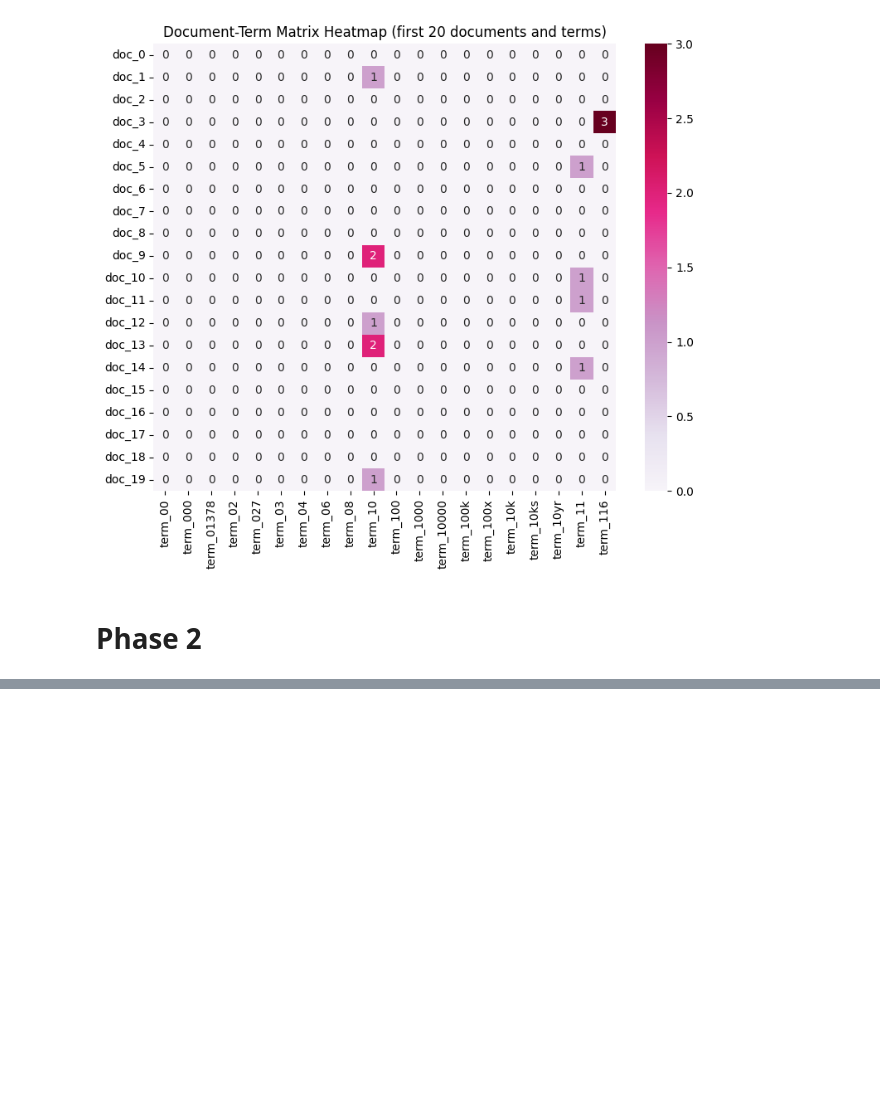
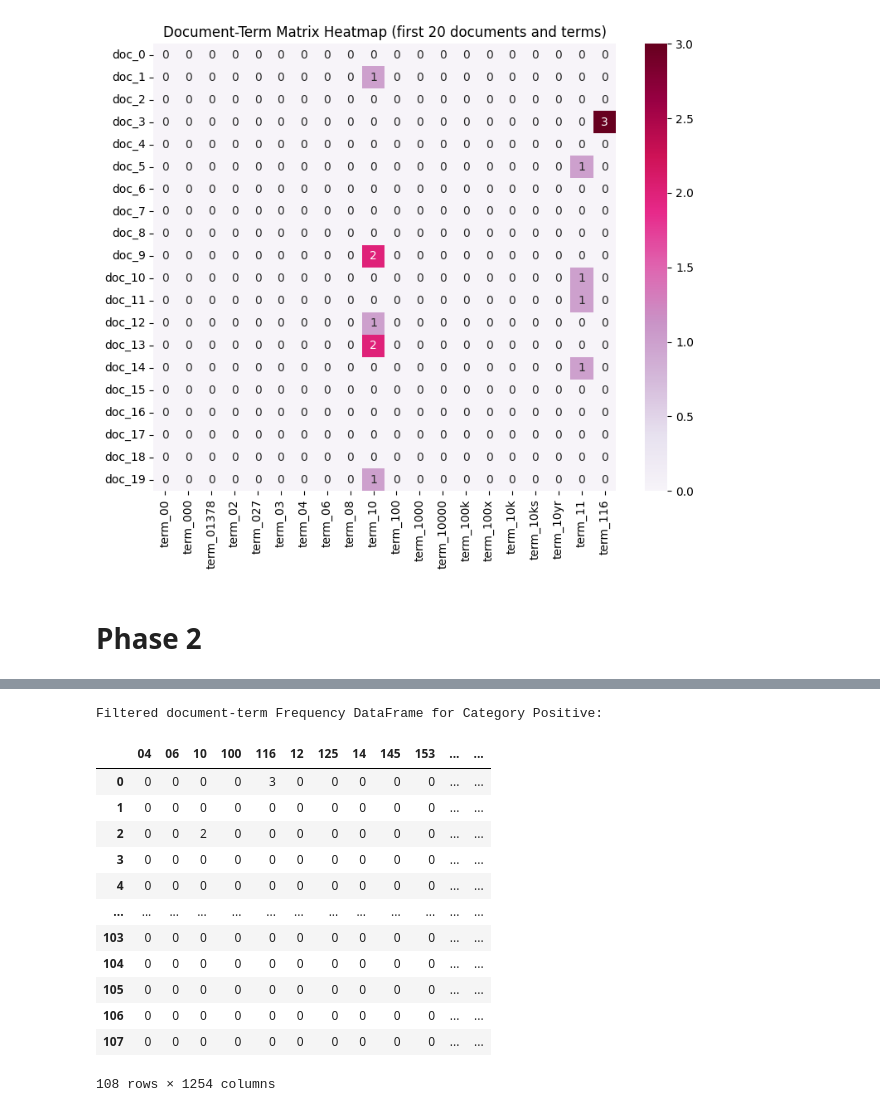
Before and after one commit to Thewo-6/DM2025-Lab1-Exercise, a Jupyter notebook: DM2025-Lab1-Homework.ipynb, the cells around one changed output, grey strips where cells are left out. Drawn from its saved outputs; the diff is of its cells as text; code cells hidden in the pictures; blank space fills up the shorter version.

```diff
--- a/DM2025-Lab1-Homework.ipynb
+++ b/DM2025-Lab1-Homework.ipynb
@@ -293,0 +313,29 @@ Filtered Document-Term Frequency DataFrame for Category Positive:
+# %%
+# Filter the bottom 1% and top 5% words based on their sum across all documents
+def filter_top_bottom_words_by_sum(document_term_df, top_percent=0.05, bottom_percent=0.01):
+    # Calculate the sum of each word across all documents
+    word_sums = document_term_df.sum(axis=0)
+
+    # Sort the words by their total sum
+    sorted_words = word_sums.sort_values()
+
+    # Calculate the number of words to remove
+    total_words = len(sorted_words)
+    top_n = int(top_percent * total_words)
+    bottom_n = int(bottom_percent * total_words)
+
+    # Get the words to remove from the top 5% and bottom 1%
+    words_to_remove = pd.concat([sorted_words.head(bottom_n), sorted_words.tail(top_n)]).index
+    print(f'Bottom {bottom_percent*100}% words: \n{sorted_words.head(bottom_n)}')
+    print(f'Top {top_percent*100}% words: \n{sorted_words.tail(top_n)}')
+    # Return the DataFrame without the filtered words
+    return document_term_df.drop(columns=words_to_remove)
+
+# Apply the filtering function to each category
+document_term_dfs = {}
+category_names = {-1.0: 'Negative', 0.0: 'Neutral', 1.0: 'Positive'}
+
+for category in categories:
+    cat_name = category_names.get(category, str(category))
+    print(f'\nFor category {cat_name} we filter the following words:')
+    document_term_dfs[category] = filter_top_bottom_words_by_sum(filt_document_term_dfs[category])
@@ -293,0 +360,25 @@ Filtered Document-Term Frequency DataFrame for Category Positive:
+# %%
+# Display an example of the filtered DataFrame for one category
+category_number = 2  # You can change it from 0 to 2
+
+# Map category values to names
+category_names = {-1.0: 'Negative', 0.0: 'Neutral', 1.0: 'Positive'}
+
+display_category_name = category_names.get(categories[category_number], str(categories[category_number]))
+print(f"Filtered document-term Frequency DataFrame for Category {display_category_name}:")
+document_term_dfs[categories[category_number]]
+# %% [output]
+Filtered document-term Frequency DataFrame for Category Positive:
+|  | 04 | 06 | 10 | 100 | 116 | 12 | 125 | 14 | 145 | 153 | ... | ... |
+| 0 | 0 | 0 | 0 | 0 | 3 | 0 | 0 | 0 | 0 | 0 | ... | ... |
+| 1 | 0 | 0 | 0 | 0 | 0 | 0 | 0 | 0 | 0 | 0 | ... | ... |
+| 2 | 0 | 0 | 2 | 0 | 0 | 0 | 0 | 0 | 0 | 0 | ... | ... |
+| 3 | 0 | 0 | 0 | 0 | 0 | 0 | 0 | 0 | 0 | 0 | ... | ... |
+| 4 | 0 | 0 | 0 | 0 | 0 | 0 | 0 | 0 | 0 | 0 | ... | ... |
+| ... | ... | ... | ... | ... | ... | ... | ... | ... | ... | ... | ... | ... |
+| 103 | 0 | 0 | 0 | 0 | 0 | 0 | 0 | 0 | 0 | 0 | ... | ... |
+| 104 | 0 | 0 | 0 | 0 | 0 | 0 | 0 | 0 | 0 | 0 | ... | ... |
+| 105 | 0 | 0 | 0 | 0 | 0 | 0 | 0 | 0 | 0 | 0 | ... | ... |
+| 106 | 0 | 0 | 0 | 0 | 0 | 0 | 0 | 0 | 0 | 0 | ... | ... |
+| 107 | 0 | 0 | 0 | 0 | 0 | 0 | 0 | 0 | 0 | 0 | ... | ... |
+108 rows × 1254 columns
```
Also changed, not shown: parts of 3 cells of this notebook.
